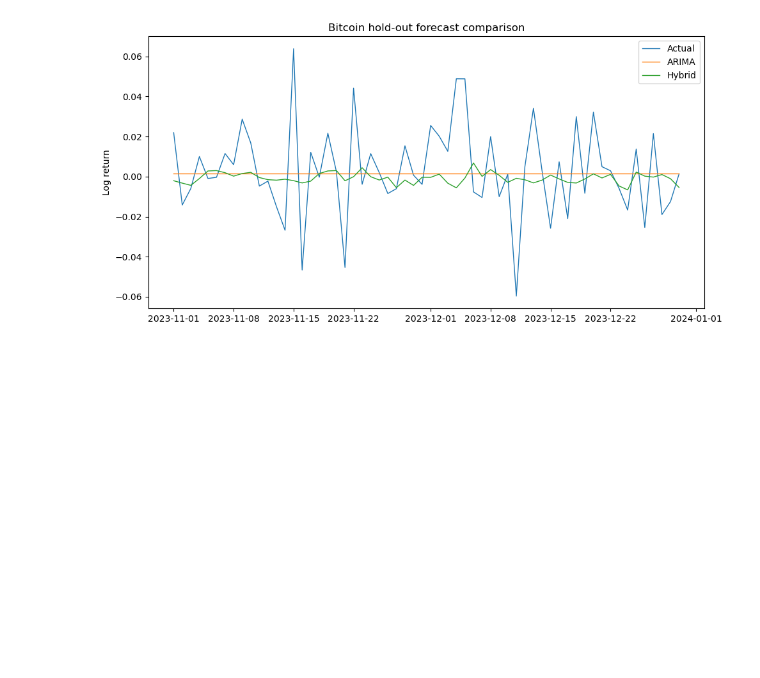
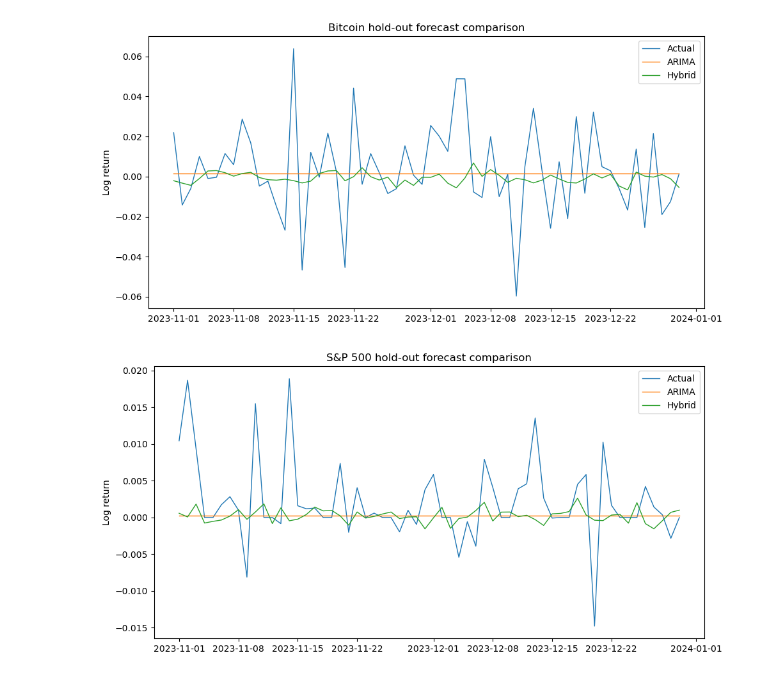
Before and after one commit to emmettralston/HybridModels-For-Financial-Forecasting, a Jupyter notebook: Notebook/exploratory_analysis.ipynb, the cells around one changed output. Drawn from its saved outputs; the diff is of its cells as text; code cells hidden in the pictures; blank space fills up the shorter version.

Commit message:
update notebook with sp500 forecast

```diff
--- a/Notebook/exploratory_analysis.ipynb
+++ b/Notebook/exploratory_analysis.ipynb
@@ -391,3 +391,15 @@ plt.tight_layout()
 plt.show()
 # %% [output]
 [figure]
+# %%
+btc_forecast = hybrid_forecasts["S&P 500"].tail(60)
+fig, ax = plt.subplots(figsize=(10, 5))
+ax.plot(btc_forecast.index, btc_forecast["actual"], label="Actual", lw=1)
+ax.plot(btc_forecast.index, btc_forecast["arima"], label="ARIMA", lw=1)
+ax.plot(btc_forecast.index, btc_forecast["hybrid"], label="Hybrid", lw=1)
+ax.set(title="S&P 500 hold-out forecast comparison", ylabel="Log return")
+ax.legend()
+plt.tight_layout()
+plt.show()
+# %% [output]
+[figure, added]
```
Also changed, not shown: parts of 1 cell of this notebook.
